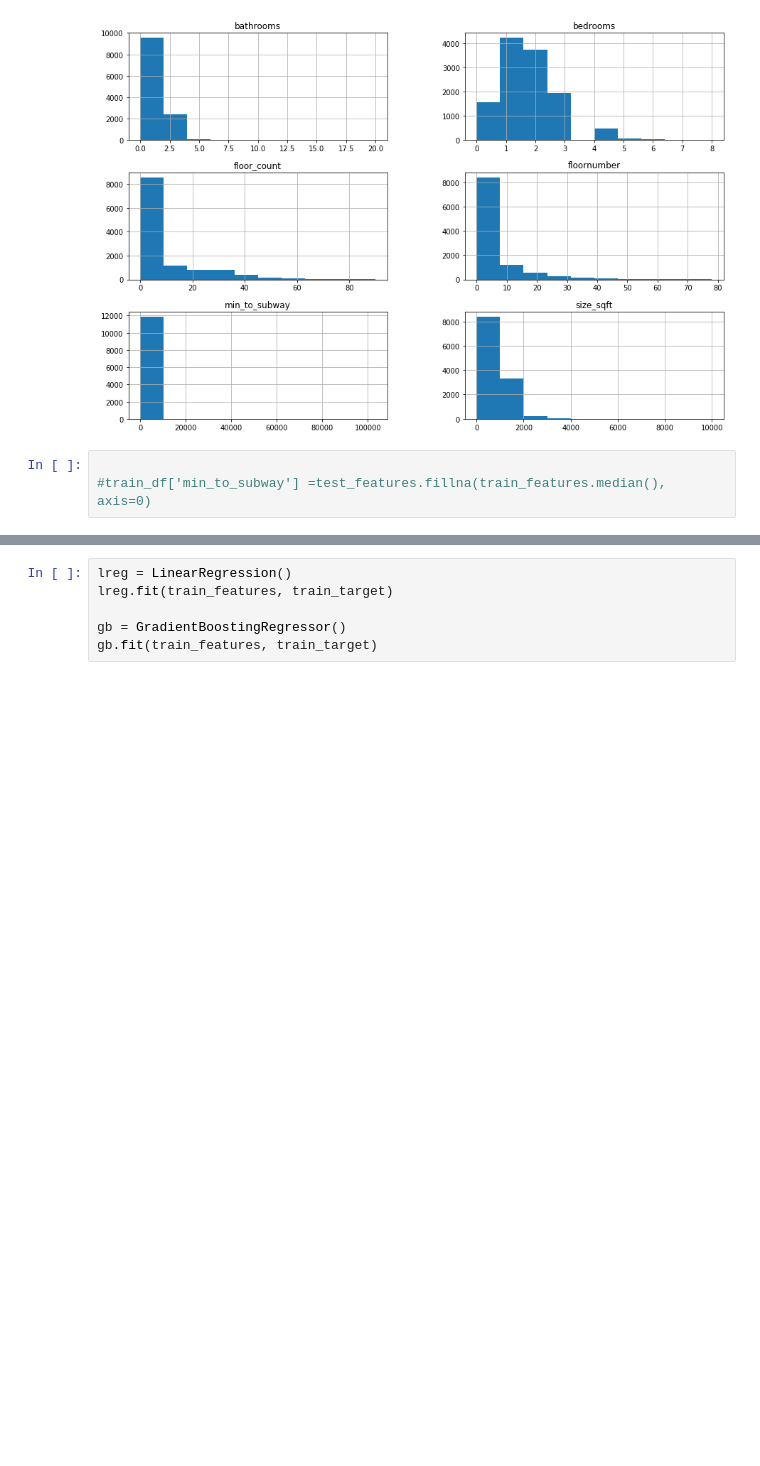
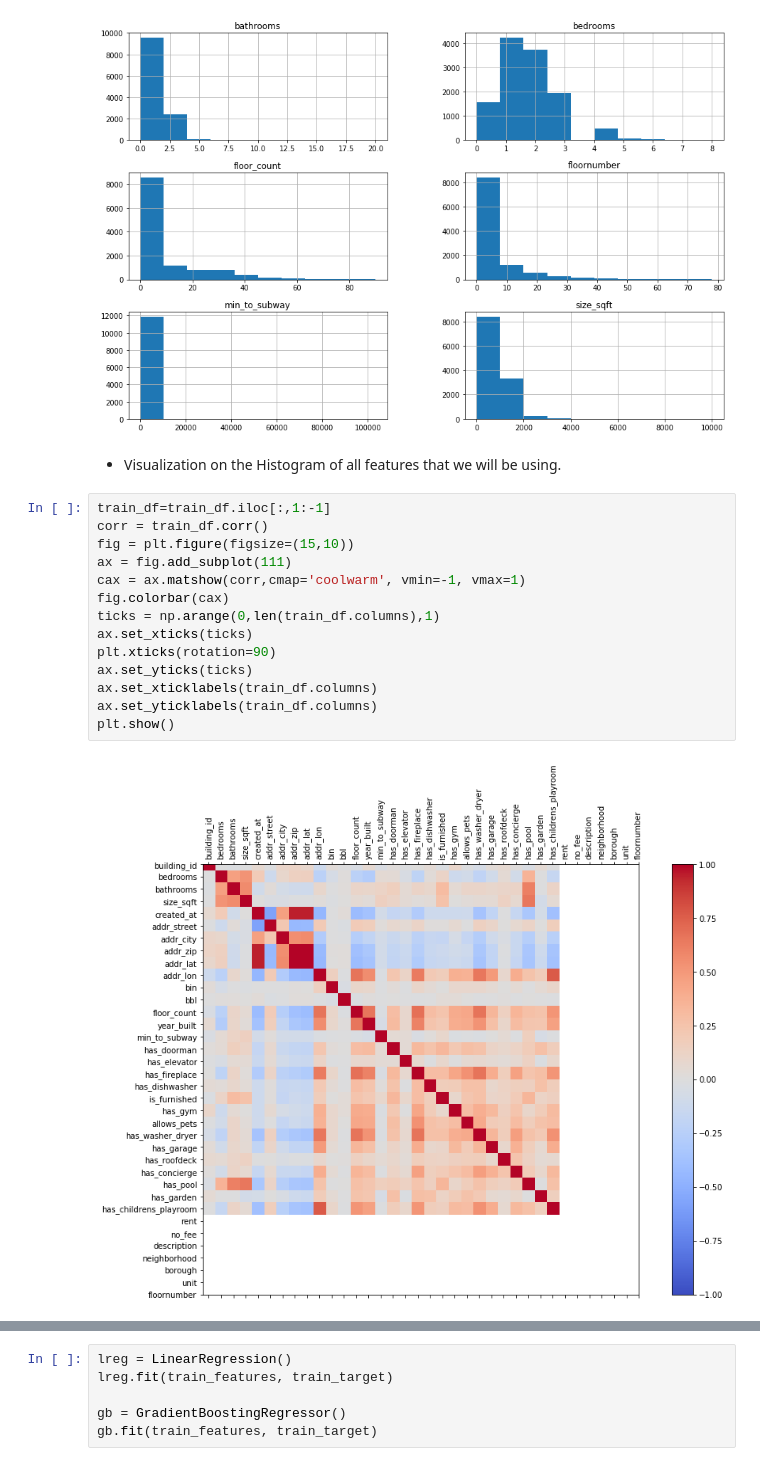
Before and after one commit to psagun/Rent-Predictor, a Jupyter notebook: Rentflix_Part2.ipynb, the cells around one changed output, grey strips where cells are left out. Cells and saved outputs as stored; diff of their text form; blank space fills up the shorter version.

```diff
--- a/Rentflix_Part2.ipynb
+++ b/Rentflix_Part2.ipynb
@@ -71,6 +89,21 @@ train_df[feature_cols].hist(figsize=(15,10))
 plt.show()
 # %% [output]
 [figure]
-# %%
-
-#train_df['min_to_subway'] =test_features.fillna(train_features.median(), axis=0)
+# %% [markdown]
+- Visualization on the Histogram of all features that we will be using.
+# %%
+train_df=train_df.iloc[:,1:-1]
+corr = train_df.corr()
+fig = plt.figure(figsize=(15,10))
+ax = fig.add_subplot(111)
+cax = ax.matshow(corr,cmap='coolwarm', vmin=-1, vmax=1)
+fig.colorbar(cax)
+ticks = np.arange(0,len(train_df.columns),1)
+ax.set_xticks(ticks)
+plt.xticks(rotation=90)
+ax.set_yticks(ticks)
+ax.set_xticklabels(train_df.columns)
+ax.set_yticklabels(train_df.columns)
+plt.show()
+# %% [output]
+[figure, added]
```
Also changed, not shown: parts of 13 cells of this notebook, 2 other files.
